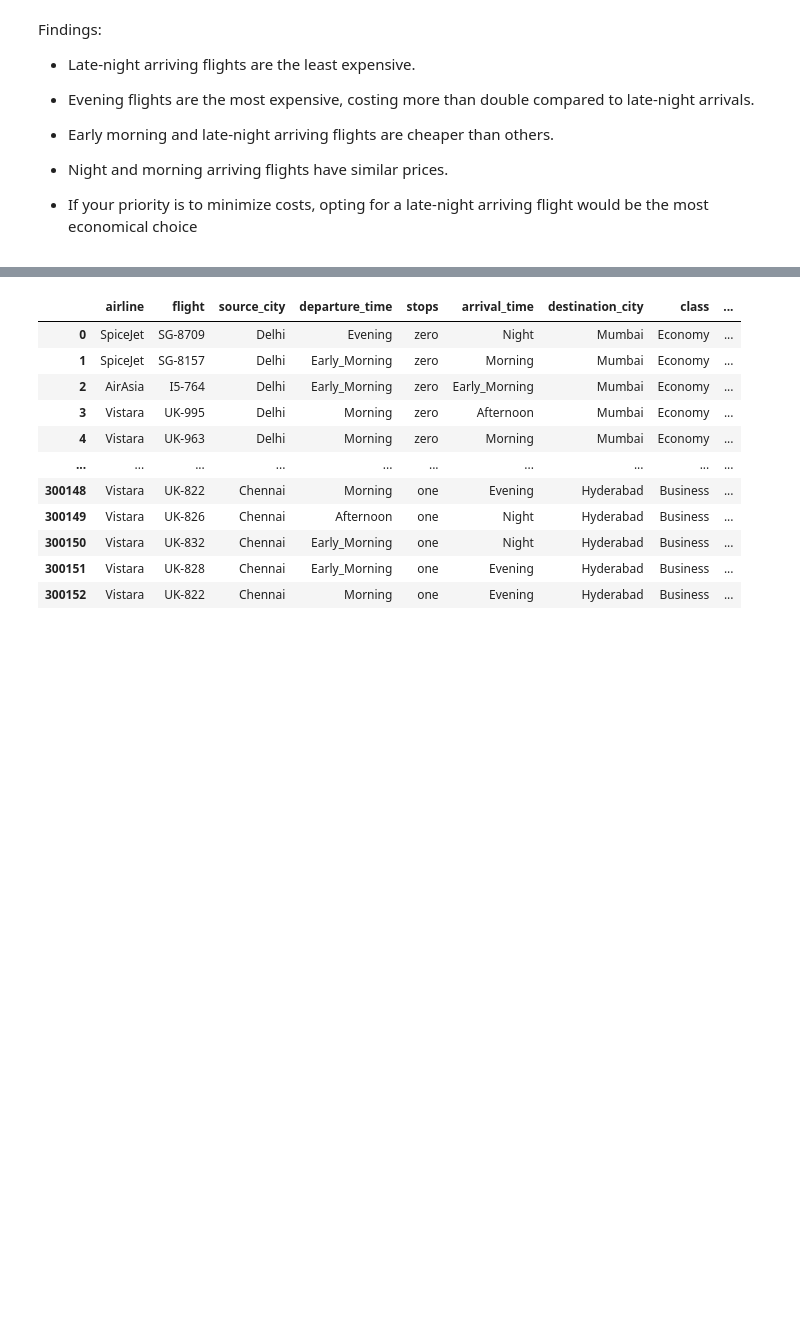
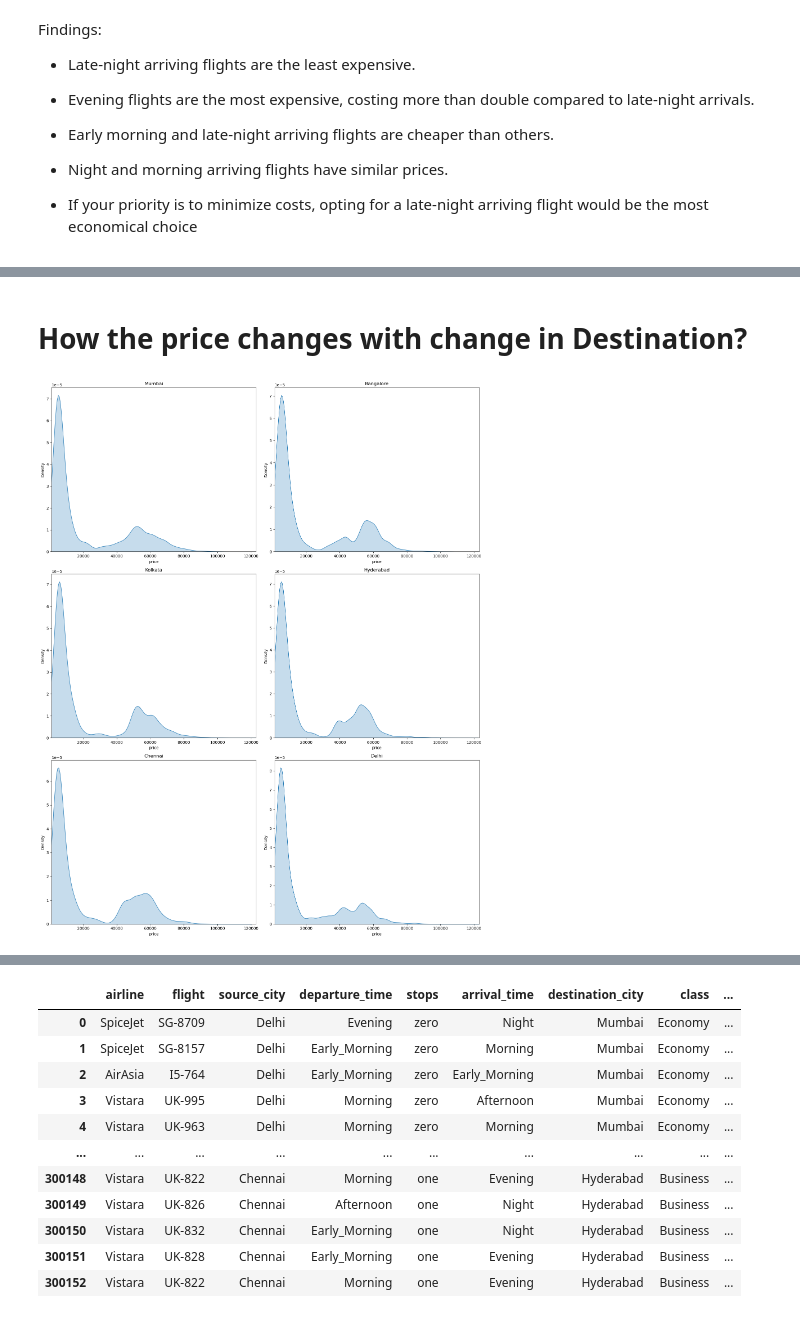
Before and after one commit to ajeetsingh666/Flight_Price_Prediction, a Jupyter notebook: Flight_Price_Extensive_EDA.ipynb, the cells around one changed output, grey strips where cells are left out. Drawn from its saved outputs; the diff is of its cells as text; code cells hidden in the pictures; blank space fills up the shorter version.

```diff
--- a/Flight_Price_Extensive_EDA.ipynb
+++ b/Flight_Price_Extensive_EDA.ipynb
@@ -259,0 +285,21 @@ Findings:
+# %% [markdown]
+# How the price changes with change in Destination?
+# %%
+import seaborn as sns
+from matplotlib.ticker import MultipleLocator
+
+fig, axes = plt.subplots(3,2, figsize=(16,20))
+
+# Set the same range for x-axis across all plots
+price_range = (min(df['price']), max(df['price']))
+
+destination_cities = df['destination_city'].unique()
+for i, city in enumerate(destination_cities):
+    city_df = df[df['destination_city'] == city]
+    sns.kdeplot(data=city_df, x='price',fill=True, ax=axes[i//2][i%2])
+    axes[i//2][i%2].set_xlim(price_range)
+    axes[i//2][i%2].set_title(city)
+
+plt.tight_layout()
+# %% [output]
+[figure, added]
```
Also changed, not shown: parts of 26 cells of this notebook.
